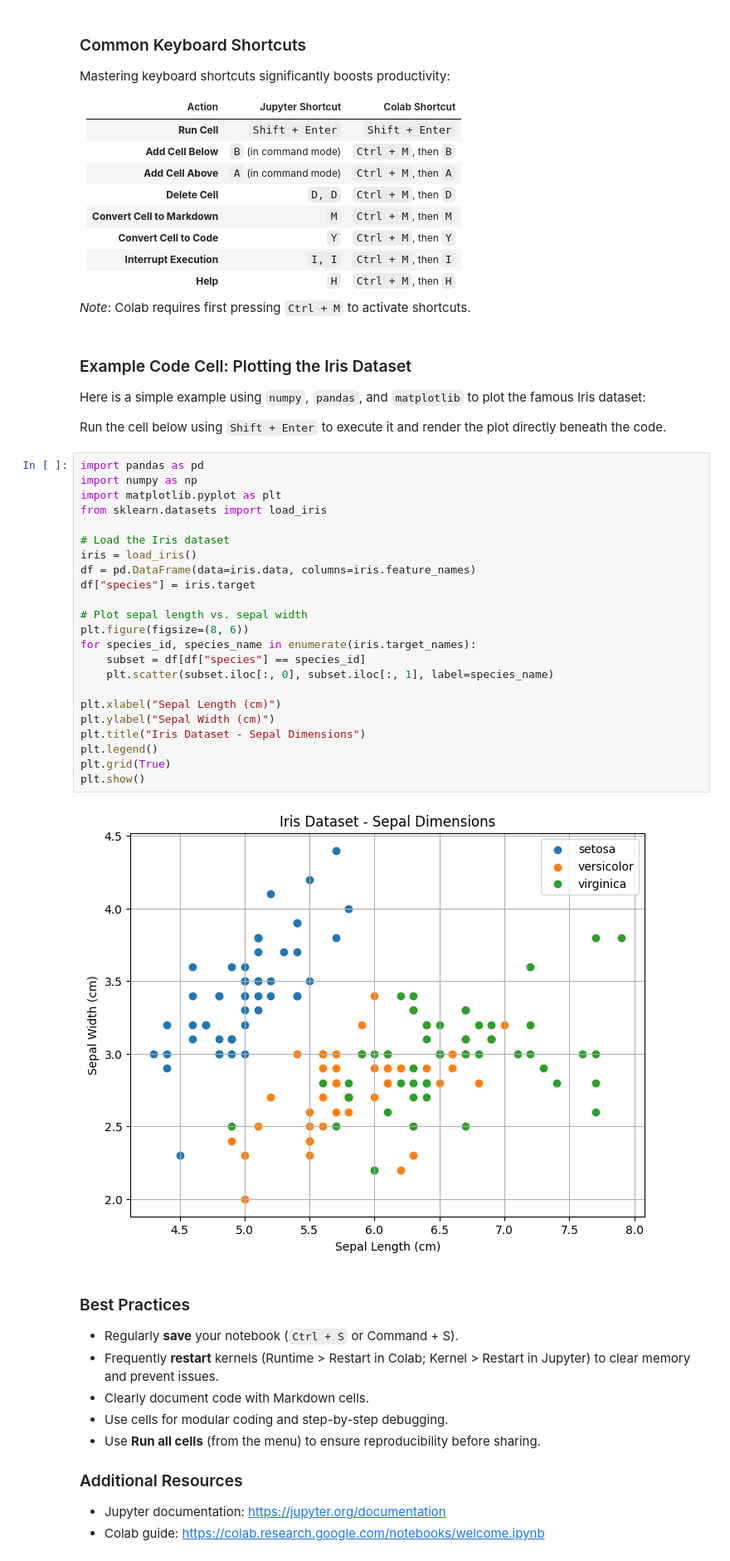
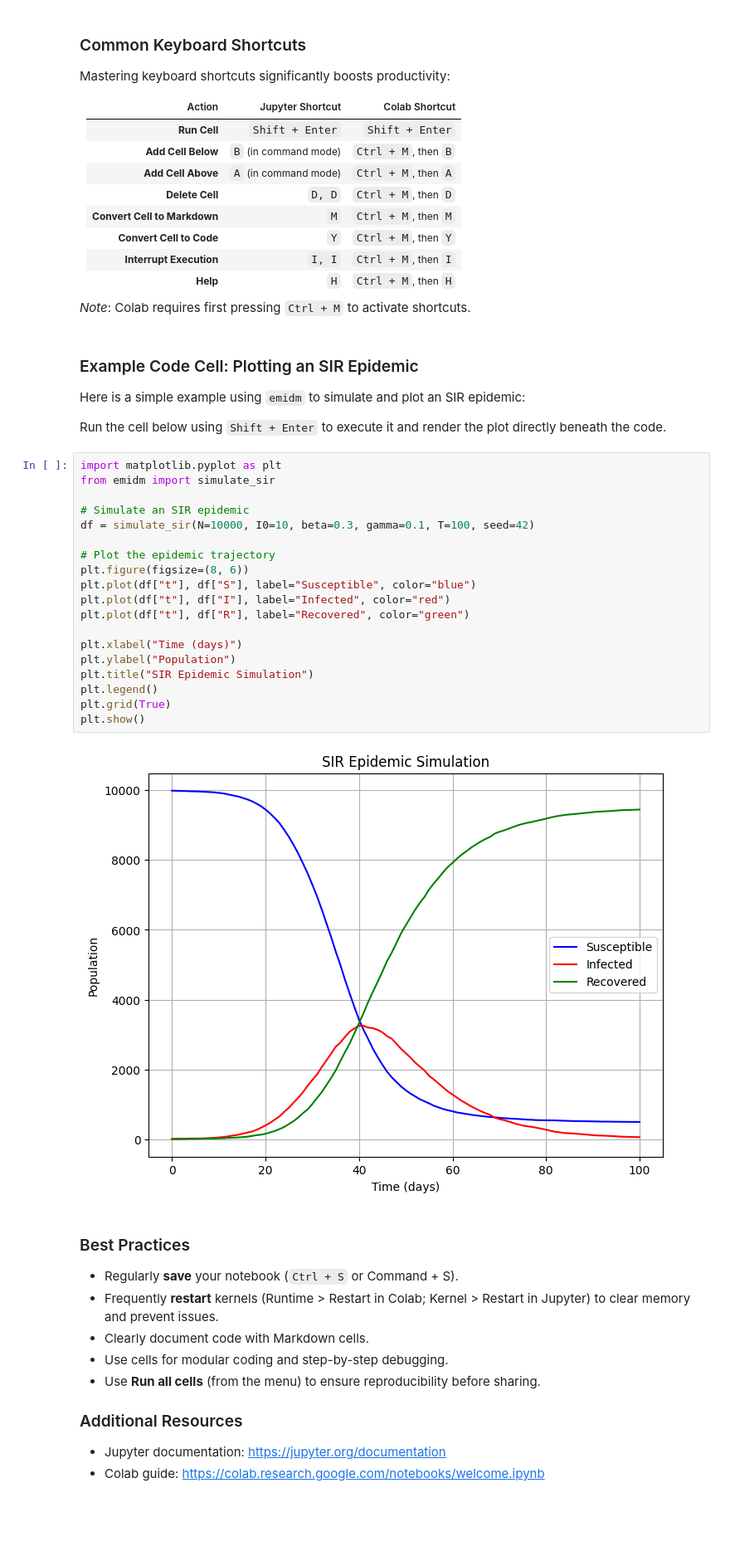
Before and after one commit to OJWatson/emidm, a Jupyter notebook: docs/notebooks/intro.ipynb, the cells around one changed output. Shown at 83% size. Cells and saved outputs as stored; diff of their text form; blank space fills up the shorter version.

```diff
--- a/docs/notebooks/intro.ipynb
+++ b/docs/notebooks/intro.ipynb
@@ -84,36 +84,32 @@ Mastering keyboard shortcuts significantly boosts productivity:
 
 *Note*: Colab requires first pressing `Ctrl + M` to activate shortcuts.
 # %% [markdown]
-### Example Code Cell: Plotting the Iris Dataset
+### Example Code Cell: Plotting an SIR Epidemic
 
-Here is a simple example using `numpy`, `pandas`, and `matplotlib` to plot the famous Iris dataset:
+Here is a simple example using `emidm` to simulate and plot an SIR epidemic:
 
 Run the cell below using `Shift + Enter` to execute it and render the plot directly beneath the code.
-# %%
-import pandas as pd
-import numpy as np
-import matplotlib.pyplot as plt
-from sklearn.datasets import load_iris
-
-# Load the Iris dataset
-iris = load_iris()
-df = pd.DataFrame(data=iris.data, columns=iris.feature_names)
-df["species"] = iris.target
-
-# Plot sepal length vs. sepal width
-plt.figure(figsize=(8, 6))
-for species_id, species_name in enumerate(iris.target_names):
-    subset = df[df["species"] == species_id]
-    plt.scatter(subset.iloc[:, 0], subset.iloc[:, 1], label=species_name)
-
-plt.xlabel("Sepal Length (cm)")
-plt.ylabel("Sepal Width (cm)")
-plt.title("Iris Dataset - Sepal Dimensions")
-plt.legend()
-plt.grid(True)
-plt.show()
-# %% [output]
-[figure, removed]
+# %%
+import matplotlib.pyplot as plt
+from emidm import simulate_sir
+
+# Simulate an SIR epidemic
+df = simulate_sir(N=10000, I0=10, beta=0.3, gamma=0.1, T=100, seed=42)
+
+# Plot the epidemic trajectory
+plt.figure(figsize=(8, 6))
+plt.plot(df["t"], df["S"], label="Susceptible", color="blue")
+plt.plot(df["t"], df["I"], label="Infected", color="red")
+plt.plot(df["t"], df["R"], label="Recovered", color="green")
+
+plt.xlabel("Time (days)")
+plt.ylabel("Population")
+plt.title("SIR Epidemic Simulation")
+plt.legend()
+plt.grid(True)
+plt.show()
+# %% [output]
+[figure, added]
 # %% [markdown]
 ### Best Practices
 
```
Also changed, not shown: 13 other files.
